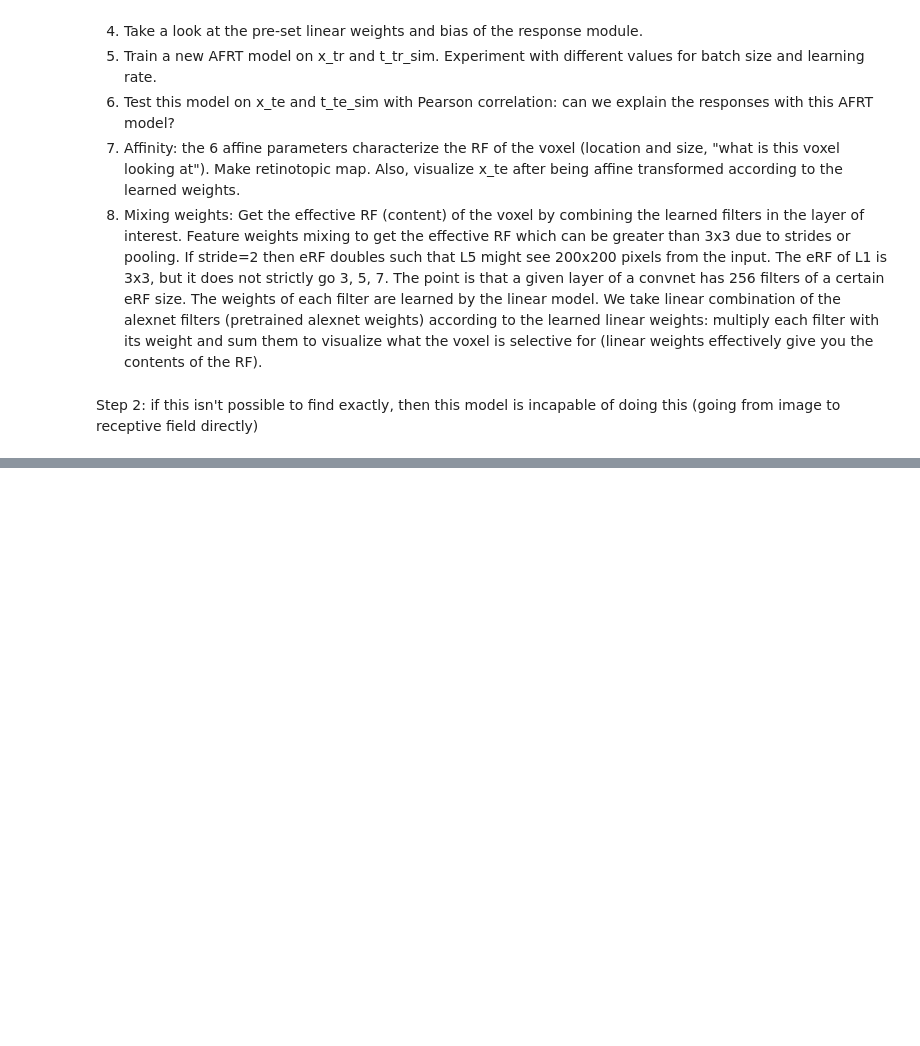
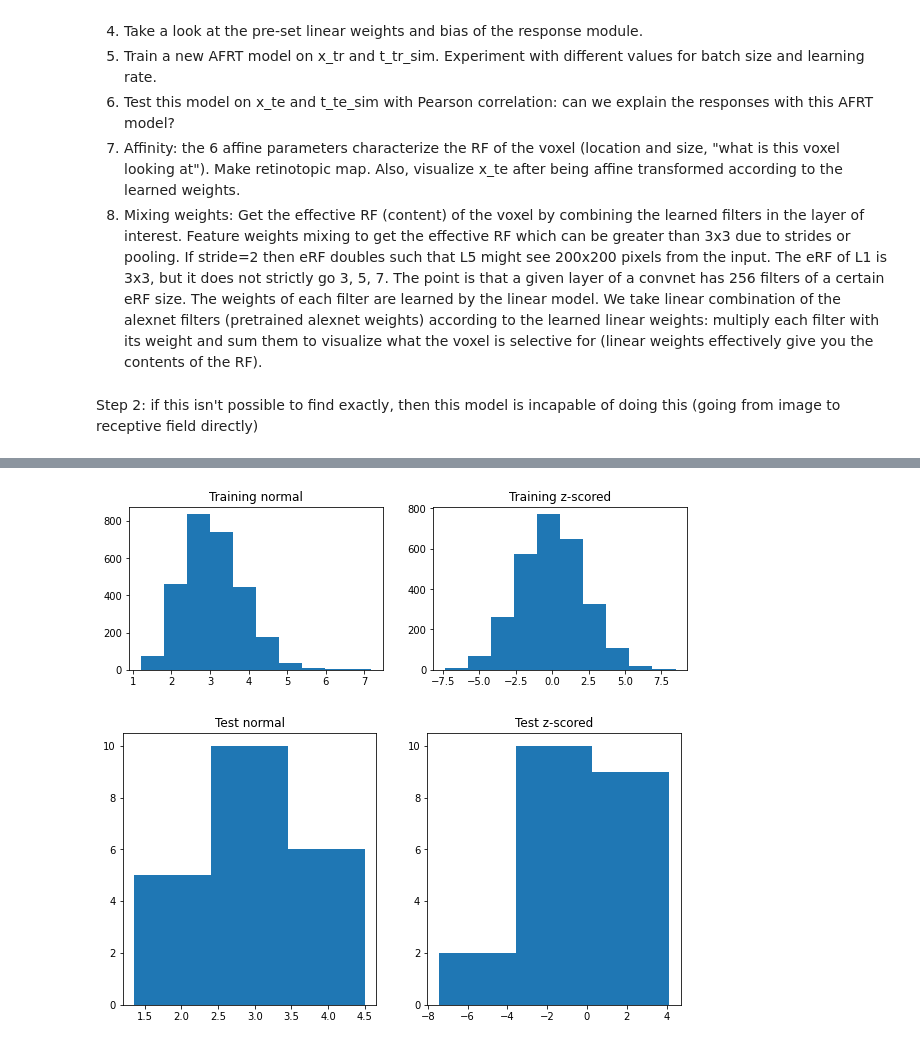
Before and after one commit to Nils138/AFRT, a Jupyter notebook: Thesis_simple_working.ipynb, the cells around one changed output, grey strips where cells are left out. Drawn from its saved outputs; the diff is of its cells as text; code cells hidden in the pictures; blank space fills up the shorter version.

```diff
--- a/Thesis_simple_working.ipynb
+++ b/Thesis_simple_working.ipynb
@@ -333 +326,25 @@ t_te_sim, t_tr_sim, affine_weights, linear_weights, linear_bias = simulated_resp
+# %%
+*plt.figure(figsize=(10, 3))
+plt.subplot(1, 2, 1)
+plt.title("Training normal")
+plt.hist(t_tr_sim.asnumpy(), 10)
+plt.subplot(1, 2, 2)
+plt.title("Training z-scored")
+plt.hist(z_tr_sim.asnumpy(), 10)
+plt.show()
+
+plt.figure(figsize=(10, 5))
+plt.subplot(1, 2, 1)
+plt.title("Test normal")
+plt.hist(t_te_sim.asnumpy(), 3)
+plt.subplot(1, 2, 2)
+plt.title("Test z-scored")
+plt.hist(z_te_sim.asnumpy(), 3)
+plt.show()
+
+t_te_sim = z_te_sim
+t_tr_sim = z_tr_sim
+# %% [output]
+[figure, added]
+[figure, added]
 # %%
```
Also changed, not shown: parts of 28 cells of this notebook.
